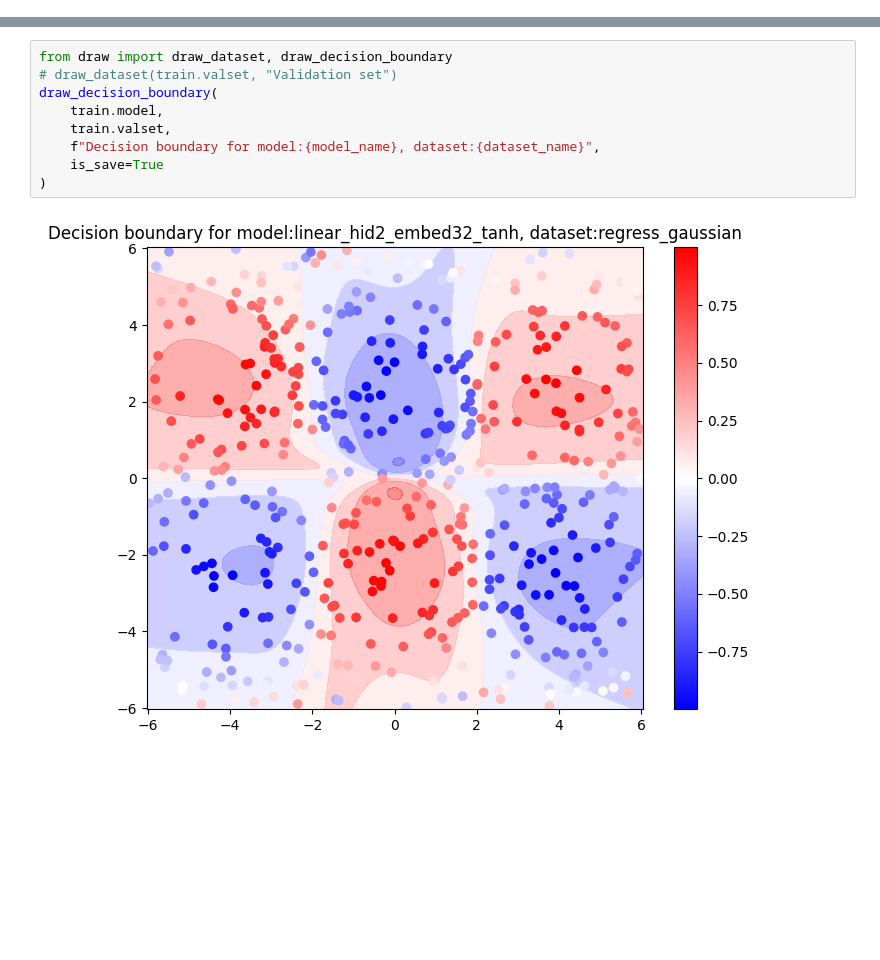
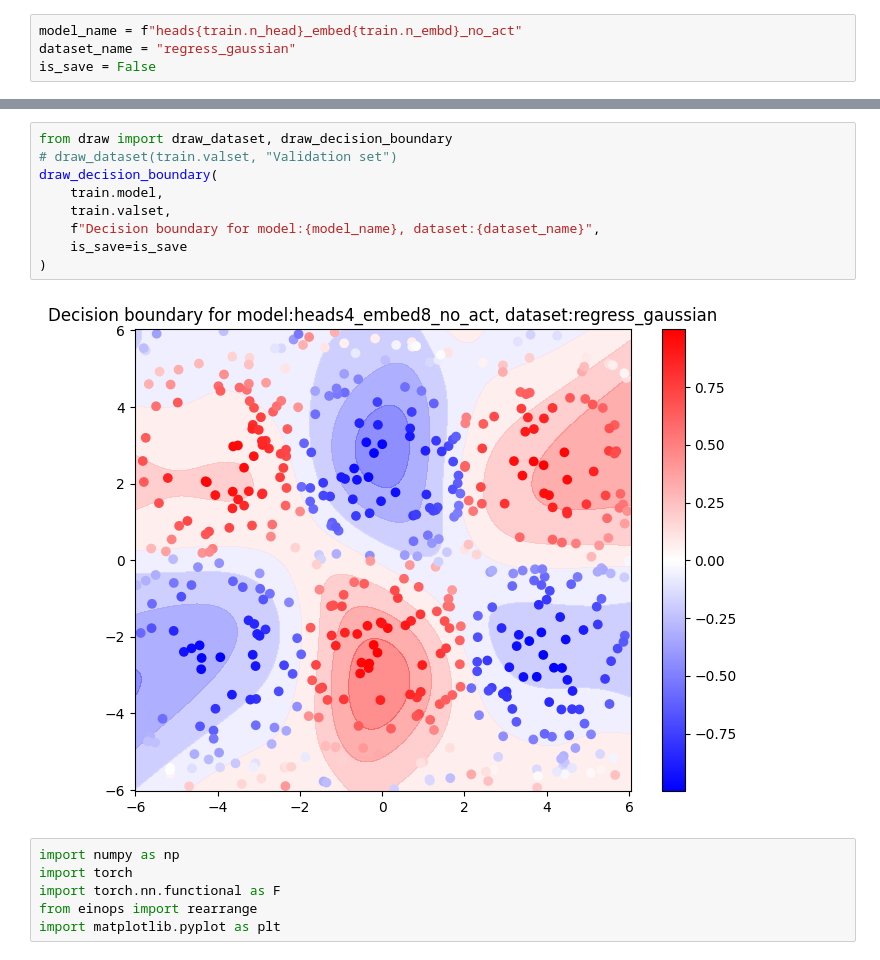
Before and after one commit to donglinkang2021/SimpleAttention, a Jupyter notebook: visualize.ipynb, the cells around one changed output, grey strips where cells are left out. Cells and saved outputs as stored; diff of their text form; blank space fills up the shorter version.

Commit message:
visualize the traing process

```diff
--- a/visualize.ipynb
+++ b/visualize.ipynb
@@ -24,3 +21,7 @@ step 239: train loss 0.0445, val loss 0.0627
+# %%
+model_name = f"heads{train.n_head}_embed{train.n_embd}_no_act"
+dataset_name = "regress_gaussian"
+is_save = False
 # %%
 from draw import draw_loss
 draw_loss(
@@ -34,11 +36,17 @@ draw_loss(
 # %%
 from draw import draw_dataset, draw_decision_boundary
 # draw_dataset(train.valset, "Validation set")
 draw_decision_boundary(
     train.model,
     train.valset,
     f"Decision boundary for model:{model_name}, dataset:{dataset_name}",
-    is_save=True
+    is_save=is_save
 )
 # %% [output]
-[figure, old version]
+[figure, new version]
+# %%
+import numpy as np
+import torch
+import torch.nn.functional as F
+from einops import rearrange
+import matplotlib.pyplot as plt
```
Also changed, not shown: parts of 8 cells of this notebook, 15 other files.
